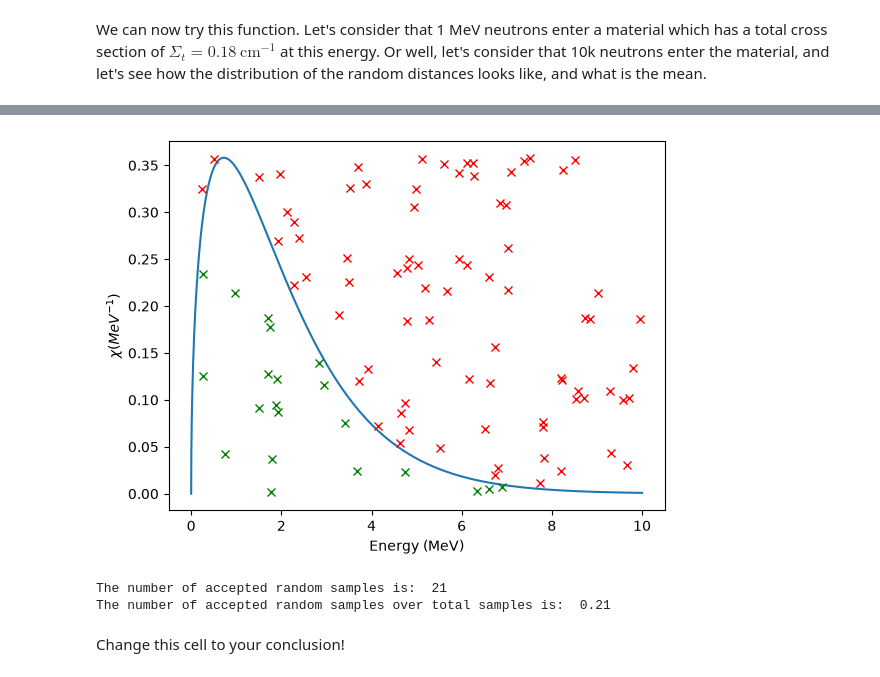
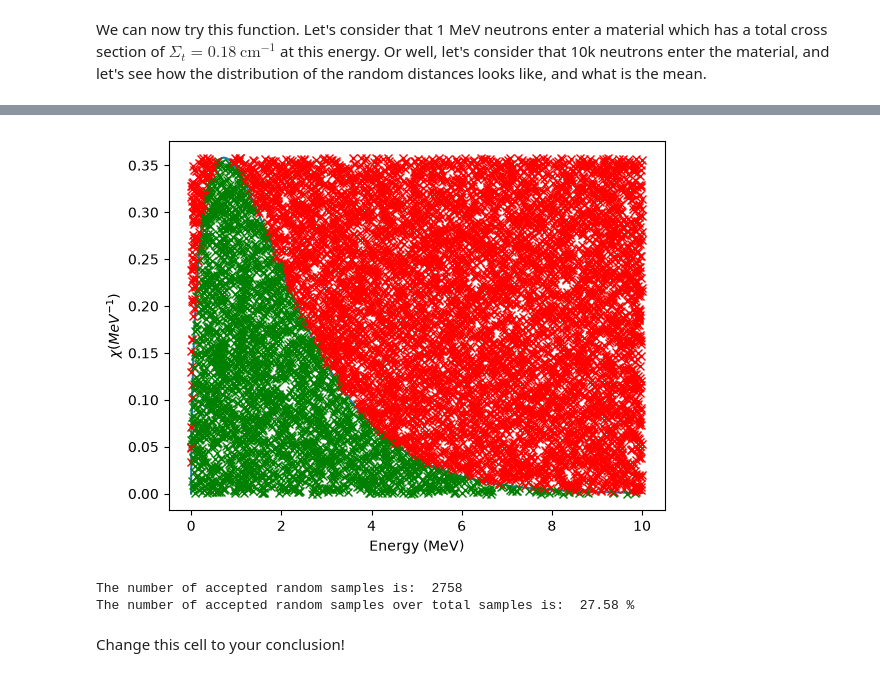
Before and after one commit to Ben0-0/IAEA_Reactor-Physics, a Jupyter notebook: Datalabs/Datalab04/4-Scattering_MCintro.ipynb, the cells around one changed output, grey strips where cells are left out. Cells and saved outputs as stored; diff of their text form; code cells hidden in the pictures.

```diff
--- a/Datalabs/Datalab04/4-Scattering_MCintro.ipynb
+++ b/Datalabs/Datalab04/4-Scattering_MCintro.ipynb
@@ -423,36 +423,36 @@ Does this method seem to be efficient to sample the Watt-spectrum? Count the num
 # %%
 import numpy as np
 def watt(x):
     C1 = 0.453
     C2 = 0.965
     C3 = 2.29
     return C1*np.exp(-x/C2)*np.sinh(np.sqrt(C3*x))
 
 E=np.linspace(0,10,10000)
 plt.figure()
 plt.plot(E,watt(E))
 maxW=np.max(watt(E))
 count = 0
-samples = 100
+samples = 10000
 for _ in range(samples):
     xi=np.random.uniform(0,10)
     yi=np.random.uniform(0,maxW)
     if yi<watt(xi):
         plt.plot(xi,yi,'gx')
         count = count + 1
     else:
         plt.plot(xi,yi,'rx')
 
 plt.xlabel('Energy (MeV)')
 plt.ylabel(r'$\chi (MeV^{-1})$')
 plt.show()
 
 print('The number of accepted random samples is: ', count)#print the estimated efficiency
-print('The number of accepted random samples over total samples is: ', count/samples)
+print('The number of accepted random samples over total samples is: ', 100*count/samples, '%')
 # %% [output]
-[figure, old version]
+[figure, new version]
-The number of accepted random samples is:  21
-The number of accepted random samples over total samples is:  0.21
+The number of accepted random samples is:  2758
+The number of accepted random samples over total samples is:  27.58 %
 # %% [markdown]
 Change this cell to your conclusion!
 # %% [markdown]
```
Also changed, not shown: parts of 9 cells of this notebook, 1 other file.
